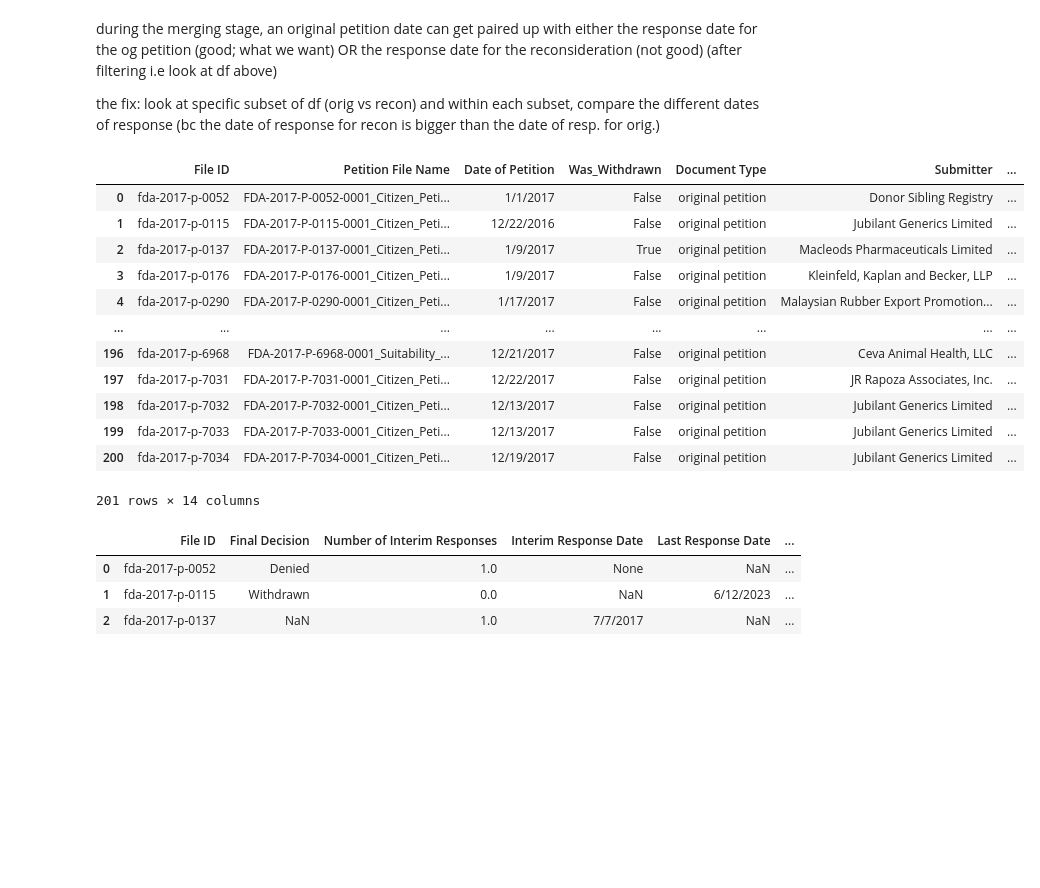
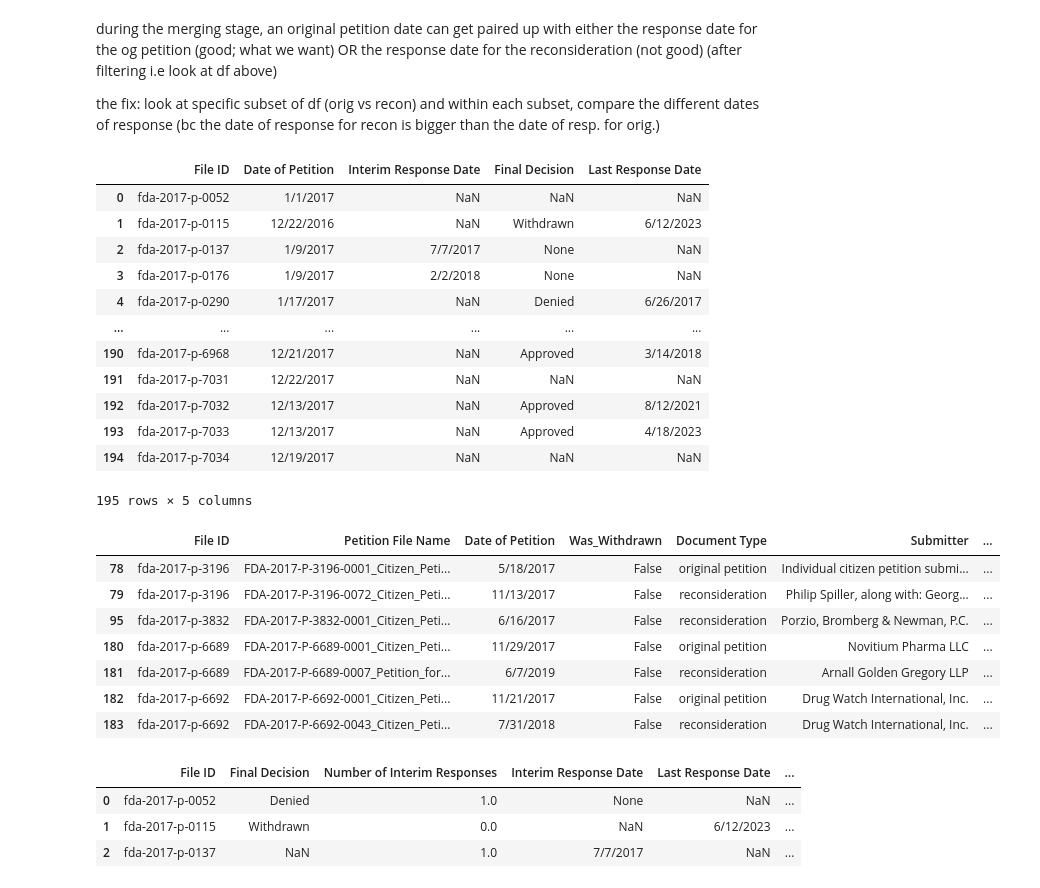
Before and after one commit to aanht/ucb-fda-citizen-project, a Jupyter notebook: FDA_Citizen_Cleaning_Data.ipynb, the cells around one changed output. Cells and saved outputs as stored; diff of their text form; code cells hidden in the pictures; blank space fills up the shorter version.

```diff
--- a/FDA_Citizen_Cleaning_Data.ipynb
+++ b/FDA_Citizen_Cleaning_Data.ipynb
@@ -368,49 +368,58 @@ def find_correct_pairs(group):
     # (parameter) group: subset dataframe of long_df (merged); this subset df is long_df grouped by file id and date of petition ->
     # get a subset of original petit and reconsideration
     petition_date = group["Date of Petition"].iloc[0]
     valid_resp = group[pd.to_datetime(group["Date of Response"], errors="coerce") > pd.to_datetime(petition_date, errors="coerce")]
 
     # Within the valid responses, find the earliest interim
     interims = valid_resp[valid_resp['Response to Petition'].str.lower().str.contains("interim", na=False)]
     earliest_interim_date = interims["Date of Response"].min()
 
     # within the valid responses, find the latest FINAL decision (non-interim)
     finals = valid_resp[~valid_resp["Response to Petition"].str.lower().str.contains("interim", na=False)]
     latest_final_date = finals["Date of Response"].max()
 
-    # "the fix" get the final decision w/ that (above ^) latest final date
+    # get the final decision w/ that (above ^) latest final date
     final_decision_text = finals.loc[finals["Date of Response"] == latest_final_date, "Response to Petition"].iloc[0] if not finals.empty else None
 
     # return a series w/ the results for the specific group
     return pd.Series({
         "Interim Response Date": earliest_interim_date,
         "Final Decision": final_decision_text,
         "Last Response Date": latest_final_date
-        # You can add more columns here (e.g., justification text)
     })
 
 aggregated_responses = long_df.groupby(["File ID", "Date of Petition"]).apply(find_correct_pairs).reset_index()
 final_df = pd.merge(
     petitions_2017_main,
     aggregated_responses,
     on=['File ID', 'Date of Petition'],
     how='left'
 )
-final_df
+
+display(aggregated_responses)
+display(final_df[final_df["File ID"].isin(recon_petit_id["File ID"])])
 # %% [output]
-|  | File ID | Petition File Name | Date of Petition | Was_Withdrawn | Document Type | Submitter | ... |
-| 0 | fda-2017-p-0052 | FDA-2017-P-0052-0001_Citizen_Peti... | 1/1/2017 | False | original petition | Donor Sibling Registry | ... |
-| 1 | fda-2017-p-0115 | FDA-2017-P-0115-0001_Citizen_Peti... | 12/22/2016 | False | original petition | Jubilant Generics Limited | ... |
-| 2 | fda-2017-p-0137 | FDA-2017-P-0137-0001_Citizen_Peti... | 1/9/2017 | True | original petition | Macleods Pharmaceuticals Limited | ... |
-| 3 | fda-2017-p-0176 | FDA-2017-P-0176-0001_Citizen_Peti... | 1/9/2017 | False | original petition | Kleinfeld, Kaplan and Becker, LLP | ... |
-| 4 | fda-2017-p-0290 | FDA-2017-P-0290-0001_Citizen_Peti... | 1/17/2017 | False | original petition | Malaysian Rubber Export Promotion... | ... |
-| ... | ... | ... | ... | ... | ... | ... | ... |
-| 196 | fda-2017-p-6968 | FDA-2017-P-6968-0001_Suitability_... | 12/21/2017 | False | original petition | Ceva Animal Health, LLC | ... |
-| 197 | fda-2017-p-7031 | FDA-2017-P-7031-0001_Citizen_Peti... | 12/22/2017 | False | original petition | JR Rapoza Associates, Inc. | ... |
-| 198 | fda-2017-p-7032 | FDA-2017-P-7032-0001_Citizen_Peti... | 12/13/2017 | False | original petition | Jubilant Generics Limited | ... |
-| 199 | fda-2017-p-7033 | FDA-2017-P-7033-0001_Citizen_Peti... | 12/13/2017 | False | original petition | Jubilant Generics Limited | ... |
-| 200 | fda-2017-p-7034 | FDA-2017-P-7034-0001_Citizen_Peti... | 12/19/2017 | False | original petition | Jubilant Generics Limited | ... |
+|  | File ID | Date of Petition | Interim Response Date | Final Decision | Last Response Date |
+| 0 | fda-2017-p-0052 | 1/1/2017 | NaN | NaN | NaN |
+| 1 | fda-2017-p-0115 | 12/22/2016 | NaN | Withdrawn | 6/12/2023 |
+| 2 | fda-2017-p-0137 | 1/9/2017 | 7/7/2017 | None | NaN |
+| 3 | fda-2017-p-0176 | 1/9/2017 | 2/2/2018 | None | NaN |
+| 4 | fda-2017-p-0290 | 1/17/2017 | NaN | Denied | 6/26/2017 |
+| ... | ... | ... | ... | ... | ... |
+| 190 | fda-2017-p-6968 | 12/21/2017 | NaN | Approved | 3/14/2018 |
+| 191 | fda-2017-p-7031 | 12/22/2017 | NaN | NaN | NaN |
+| 192 | fda-2017-p-7032 | 12/13/2017 | NaN | Approved | 8/12/2021 |
+| 193 | fda-2017-p-7033 | 12/13/2017 | NaN | Approved | 4/18/2023 |
+| 194 | fda-2017-p-7034 | 12/19/2017 | NaN | NaN | NaN |
-201 rows × 14 columns
+195 rows × 5 columns
+|  | File ID | Petition File Name | Date of Petition | Was_Withdrawn | Document Type | Submitter | ... |
+| 78 | fda-2017-p-3196 | FDA-2017-P-3196-0001_Citizen_Peti... | 5/18/2017 | False | original petition | Individual citizen petition submi... | ... |
+| 79 | fda-2017-p-3196 | FDA-2017-P-3196-0072_Citizen_Peti... | 11/13/2017 | False | reconsideration | Philip Spiller, along with: Georg... | ... |
+| 95 | fda-2017-p-3832 | FDA-2017-P-3832-0001_Citizen_Peti... | 6/16/2017 | False | reconsideration | Porzio, Bromberg & Newman, P.C. | ... |
+| 180 | fda-2017-p-6689 | FDA-2017-P-6689-0001_Citizen_Peti... | 11/29/2017 | False | original petition | Novitium Pharma LLC | ... |
+| 181 | fda-2017-p-6689 | FDA-2017-P-6689-0007_Petition_for... | 6/7/2019 | False | reconsideration | Arnall Golden Gregory LLP | ... |
+| 182 | fda-2017-p-6692 | FDA-2017-P-6692-0001_Citizen_Peti... | 11/21/2017 | False | original petition | Drug Watch International, Inc. | ... |
+| 183 | fda-2017-p-6692 | FDA-2017-P-6692-0043_Citizen_Peti... | 7/31/2018 | False | reconsideration | Drug Watch International, Inc. | ... |
 # %%
 # # final decision for each petition (ignoring interim)
 # final_decisions = responses_2017_mod[~responses_2017_mod["Response to Petition"].str.lower().str.contains("interim")].groupby("File ID")["Response to Petition"].first()
```
